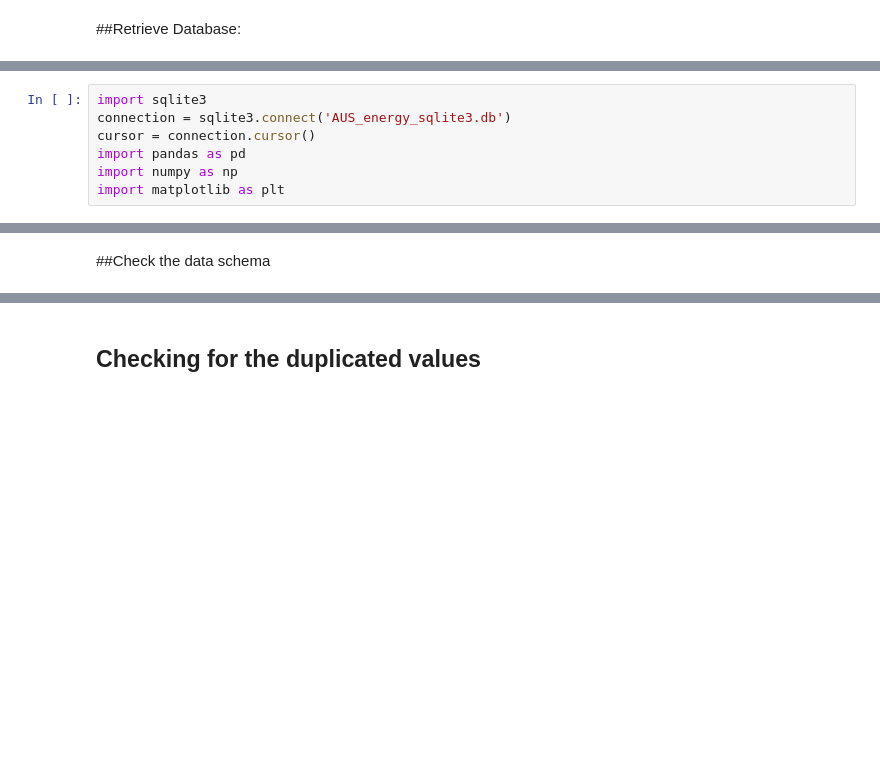
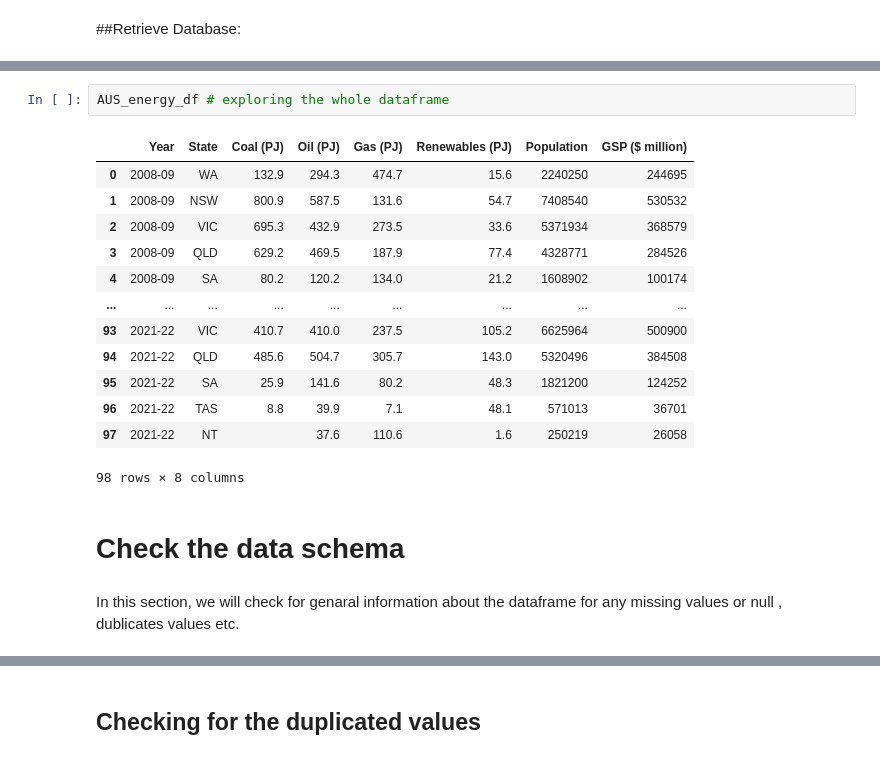
Before and after one commit to DurantZhou/ISYS5002-2024-S1-A2, a Jupyter notebook: Business_Report_Group_2_.ipynb, the cells around one changed output, grey strips where cells are left out. Saved outputs shown, nothing was run; the diff lists cells and outputs as text; blank space fills up the shorter version.

Commit message:
Checking for the null values

```diff
--- a/Business_Report_Group_2_.ipynb
+++ b/Business_Report_Group_2_.ipynb
@@ -119,7 +70,0 @@ aita Arfan kortese
-# %%
-import sqlite3
-connection = sqlite3.connect('AUS_energy_sqlite3.db')
-cursor = connection.cursor()
-import pandas as pd
-import numpy as np
-import matplotlib as plt
@@ -157,5 +138,23 @@ cursor.fetchall()
+# %%
+AUS_energy_df # exploring the whole dataframe
+# %% [output]
+|  | Year | State | Coal (PJ) | Oil (PJ) | Gas (PJ) | Renewables (PJ) | Population | GSP ($ million) |
+| 0 | 2008-09 | WA | 132.9 | 294.3 | 474.7 | 15.6 | 2240250 | 244695 |
+| 1 | 2008-09 | NSW | 800.9 | 587.5 | 131.6 | 54.7 | 7408540 | 530532 |
+| 2 | 2008-09 | VIC | 695.3 | 432.9 | 273.5 | 33.6 | 5371934 | 368579 |
+| 3 | 2008-09 | QLD | 629.2 | 469.5 | 187.9 | 77.4 | 4328771 | 284526 |
+| 4 | 2008-09 | SA | 80.2 | 120.2 | 134.0 | 21.2 | 1608902 | 100174 |
+| ... | ... | ... | ... | ... | ... | ... | ... | ... |
+| 93 | 2021-22 | VIC | 410.7 | 410.0 | 237.5 | 105.2 | 6625964 | 500900 |
+| 94 | 2021-22 | QLD | 485.6 | 504.7 | 305.7 | 143.0 | 5320496 | 384508 |
+| 95 | 2021-22 | SA | 25.9 | 141.6 | 80.2 | 48.3 | 1821200 | 124252 |
+| 96 | 2021-22 | TAS | 8.8 | 39.9 | 7.1 | 48.1 | 571013 | 36701 |
+| 97 | 2021-22 | NT |  | 37.6 | 110.6 | 1.6 | 250219 | 26058 |
+98 rows × 8 columns
 # %% [markdown]
-##Check the data schema
+# Check the data schema
+# %% [markdown]
+In this section, we will check for genaral information about the dataframe for any missing values or null , dublicates values etc.
 # %%
 #input
 AUS_energy_df.info() # Check general information about the dataframe
```
Also changed, not shown: parts of 34 cells of this notebook.
